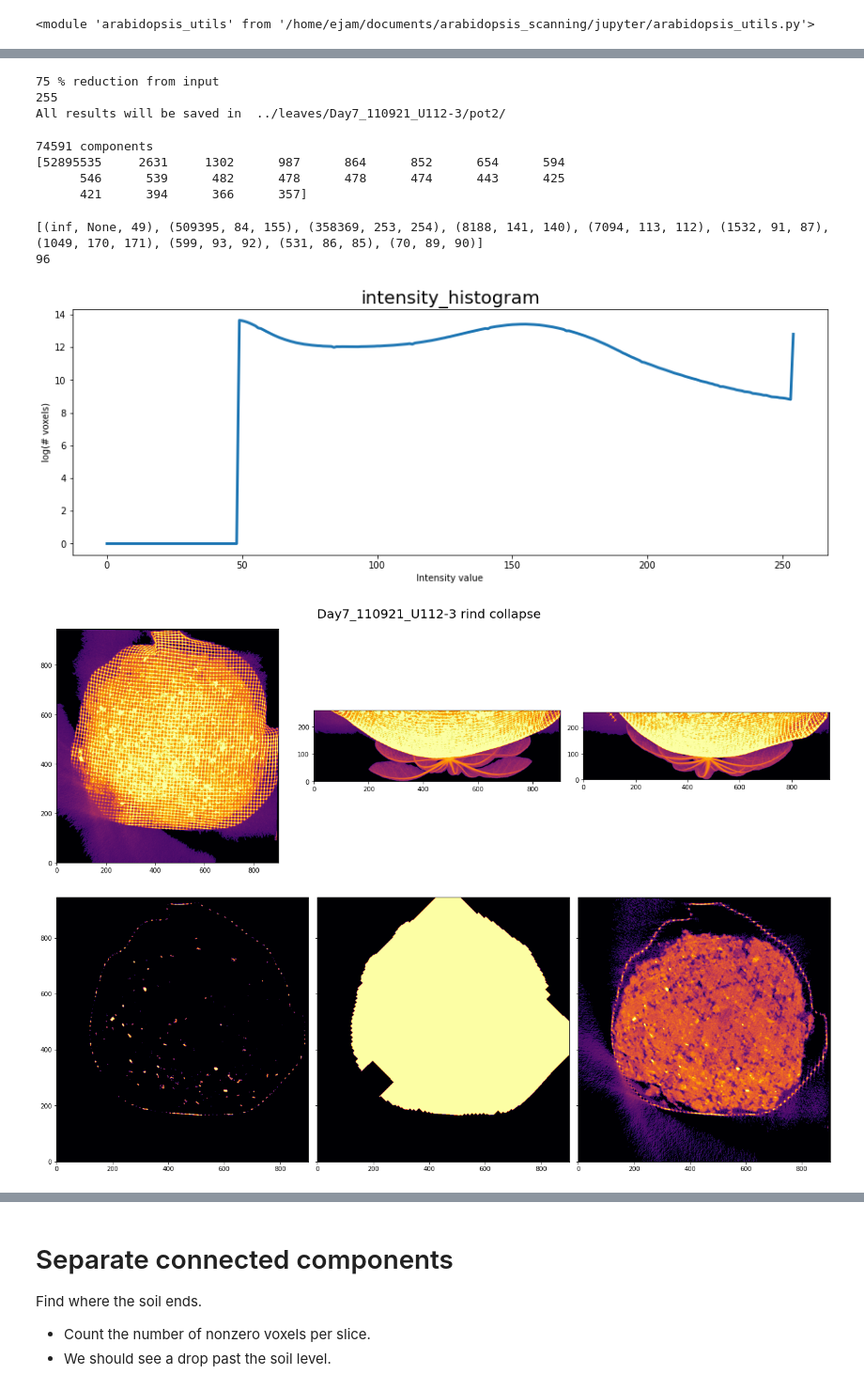
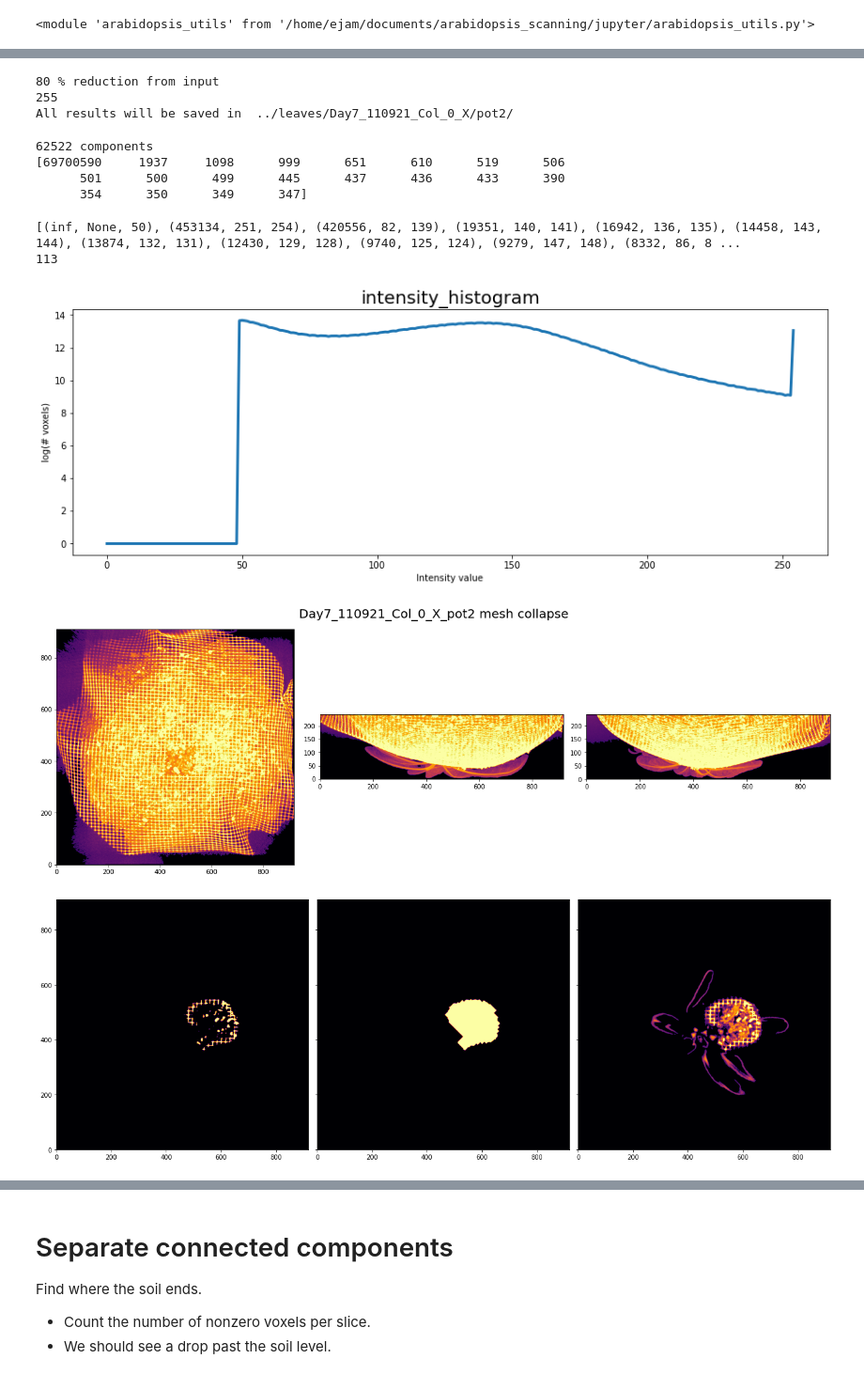
Before and after one commit to amezqui3/arabidopsis_scanning, a Jupyter notebook: jupyter/05_rosette_isolation.ipynb, the cells around one changed output, grey strips where cells are left out. Shown at 94% size. Drawn from its saved outputs; the diff is of its cells as text; code cells hidden in the pictures.

```diff
--- a/jupyter/05_rosette_isolation.ipynb
+++ b/jupyter/05_rosette_isolation.ipynb
@@ -35,6 +35,7 @@ reload(thales)
 # %%
 tiff_file = '../raw3d/Day6_110821_U112-3.tif'
 tiff_file = '../raw3d/Day7_110921_U112-3.tif'
+tiff_file = '../raw3d/Day7_110921_Col_0_X.tif'
 pot_src = '../pots/'
 
 _, fname = os.path.split(tiff_file)
@@ -58,6 +59,7 @@ for i in range(len(pot)):
 #    print(np.sum(pot[i] > 0))
 # %%
 pidx = 2
+pname = 'pot{}'.format(pidx)
 img = pot[pidx].copy()
 img[img < 50] = 0
 img, ceros, cerosshape = thales.clean_zeroes(img)
@@ -65,63 +67,64 @@ img, ceros, cerosshape = thales.clean_zeroes(img)
 print(np.max(img))
 
 leaf_dst = '../leaves/'
-dst = leaf_dst + bname + '/' + 'pot{}/'.format(pidx)
+dst = leaf_dst + bname + '/' + pname + '/'
 if not os.path.isdir(dst):
     os.makedirs(dst)
 print('All results will be saved in ', dst)
 # %% [output]
-75 % reduction from input
+80 % reduction from input
 255
-All results will be saved in  ../leaves/Day7_110921_U112-3/pot2/
+All results will be saved in  ../leaves/Day7_110921_Col_0_X/pot2/
 # %%
 foo = thales.get_largest_element(img)
 img = foo*img
 # %% [output]
-74591 components
-[52895535     2631     1302      987      864      852      654      594
-      546      539      482      478      478      474      443      425
-      421      394      366      357]
+62522 components
+[69700590     1937     1098      999      651      610      519      506
+      501      500      499      445      437      436      433      390
+      354      350      349      347]
 # %%
 #foo = timg.copy()
 thr = thales.get_individual_threshold(img, True)
 print(thr)
 # %% [output]
-[(inf, None, 49), (509395, 84, 155), (358369, 253, 254), (8188, 141, 140), (7094, 113, 112), (1532, 91, 87), (1049, 170, 171), (599, 93, 92), (531, 86, 85), (70, 89, 90)]
-96
+[(inf, None, 50), (453134, 251, 254), (420556, 82, 139), (19351, 140, 141), (16942, 136, 135), (14458, 143, 144), (13874, 132, 131), (12430, 129, 128), (9740, 125, 124), (9279, 147, 148), (8332, 86, 8 ...
+113
-[figure, old version]
+[figure, new version]
 # %%
 writefig = False
 display  = True
 diag_dst = src
 snaps = thales.collapse_dimensions_max(img)
-thales.plot_collapse_dimensions(snaps, bname, 'rind', display=display, writefig=True, dst=dst)
+title = bname + '_' + pname
+thales.plot_collapse_dimensions(snaps, title, 'mesh', display=display, writefig=True, dst=dst);
 # %% [output]
-[figure, old version]
+[figure, new version]
 # %%
 timg = img.copy()
-timg[timg < 205] = 0
+timg[timg < 215] = 0
 # %%
-ss = np.s_[225,:, :]
-iters = 50
+ss = np.s_[50,:, :]
+iters = 60
 
 fill = ndimage.binary_dilation(timg[ss], iterations=iters)
 fill = ndimage.binary_dilation(fill, iterations=8, border_value=0)
 fill = ndimage.binary_erosion(fill, iterations=8, border_value=1)
 
 fill = ndimage.binary_fill_holes(fill)
 #fill = ndimage.binary_closing(fill, iterations=4)
 fill = ndimage.binary_erosion(fill, iterations=iters, border_value=1)
 #fill = ndimage.binary_opening(fill, iterations=iters)
 
 fig, ax = plt.subplots(1, 3, figsize=(18,8), sharex=True, sharey=True)
 
 ax[0].imshow(timg[ss], cmap='inferno', origin='lower');
 ax[1].imshow(fill, cmap='inferno', origin='lower');
 ax[2].imshow(img[ss], cmap='inferno', origin='lower');
 
 fig.tight_layout();
 # %% [output]
-[figure, old version]
+[figure, new version]
 # %%
 iters = 50
 soil = np.zeros_like(img)
```
Also changed, not shown: parts of 48 cells of this notebook, 1 other file.
